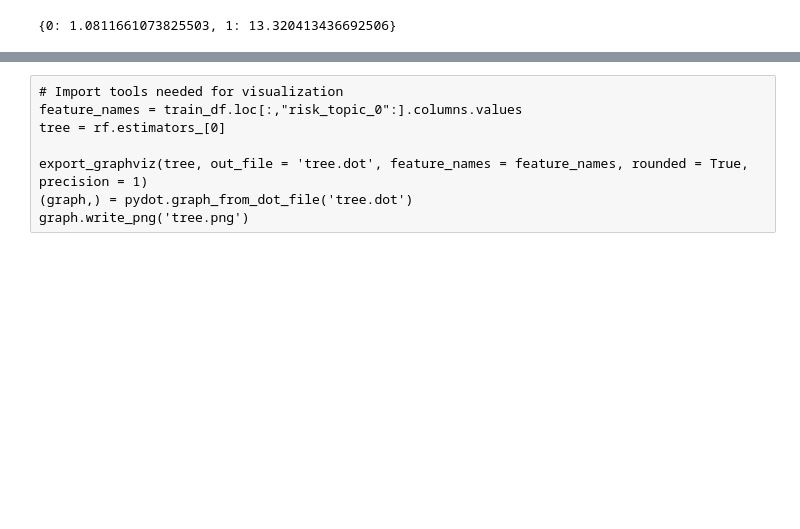
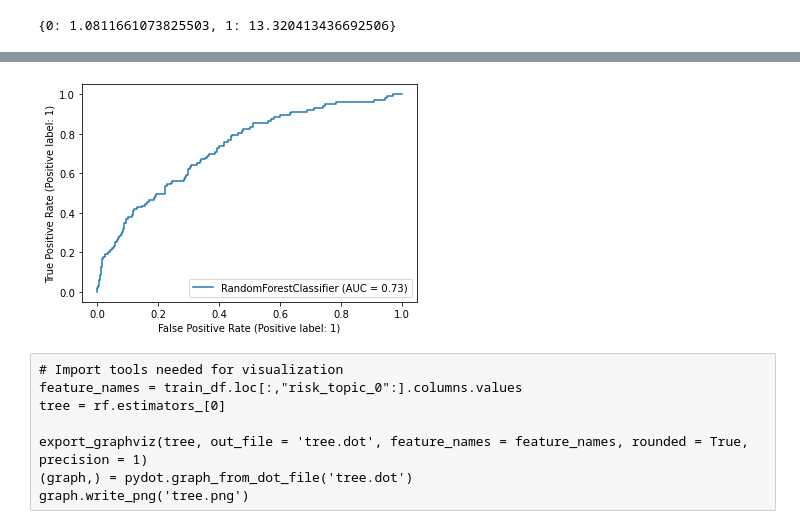
Before and after one commit to bsinghpratap/voya_project_spring21, a Jupyter notebook: Prediction/Class_Imbalance.ipynb, the cells around one changed output, grey strips where cells are left out. Saved outputs shown, nothing was run; the diff lists cells and outputs as text; code cells hidden in the pictures; blank space fills up the shorter version.

```diff
--- a/Prediction/Class_Imbalance.ipynb
+++ b/Prediction/Class_Imbalance.ipynb
@@ -98,3 +110,9 @@ Counter({0: 4768, 1: 387})
+# %%
+from sklearn.metrics import plot_roc_curve, roc_auc_score
+plot_roc_curve(rf, test_documents_weights, y_actual)
+plt.savefig("rf_ws{}_5_classweights_roc.png".format(ws))
+# %% [output]
+[figure, added]
 # %%
 def print_metrics(y_real, y_predicted):
     accuracy = accuracy_score(y_real, y_predicted)
```
Also changed, not shown: parts of 5 cells of this notebook, 6 other files.
